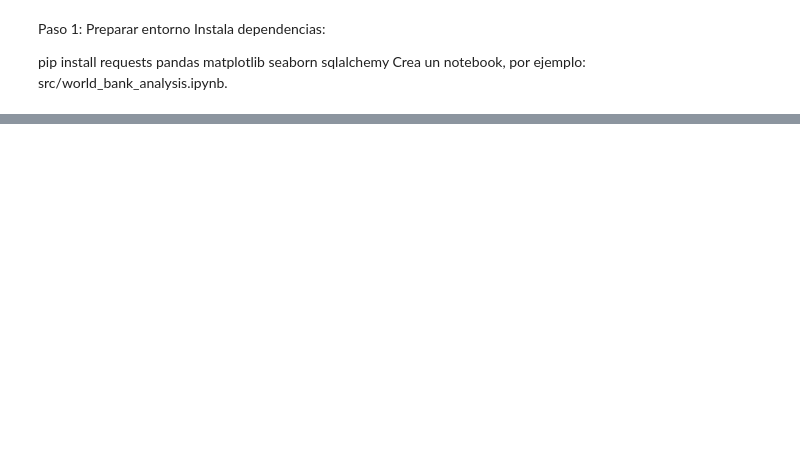
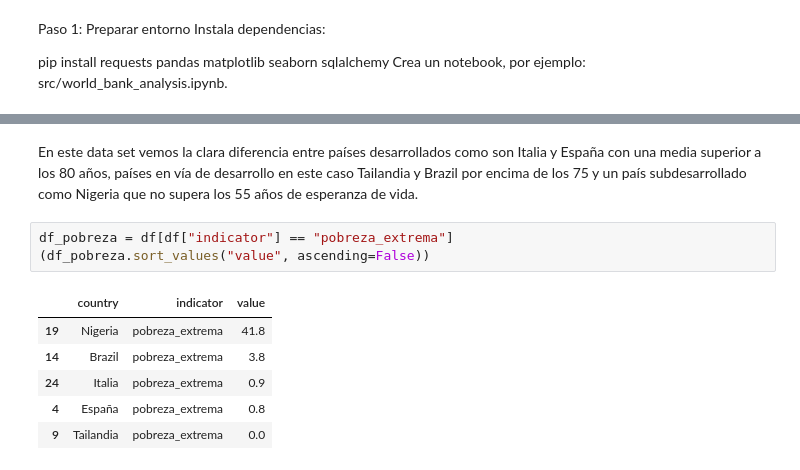
Before and after one commit to 4GeeksAcademy/AVR81-https-github.com-4GeeksAcademy-interacting-with-api-python-project-tutorial, a Jupyter notebook: src/explore.ipynb, the cells around one changed output, grey strips where cells are left out. Saved outputs shown, nothing was run; the diff lists cells and outputs as text; blank space fills up the shorter version.

```diff
--- a/src/explore.ipynb
+++ b/src/explore.ipynb
@@ -130,0 +196,12 @@ Crea un notebook, por ejemplo: src/world_bank_analysis.ipynb.
+# %% [markdown]
+En este data set vemos la clara diferencia entre países desarrollados como son Italia y España con una media superior a los 80 años, países en vía de desarrollo en este caso Tailandia y Brazil por encima de los 75 y un país subdesarrollado como Nigeria que no supera los 55 años de esperanza de vida.
+# %%
+df_pobreza = df[df["indicator"] == "pobreza_extrema"]
+(df_pobreza.sort_values("value", ascending=False))
+# %% [output]
+|  | country | indicator | value |
+| 19 | Nigeria | pobreza_extrema | 41.8 |
+| 14 | Brazil | pobreza_extrema | 3.8 |
+| 24 | Italia | pobreza_extrema | 0.9 |
+| 4 | España | pobreza_extrema | 0.8 |
+| 9 | Tailandia | pobreza_extrema | 0.0 |
```
Also changed, not shown: parts of 17 cells of this notebook, 2 other files.
